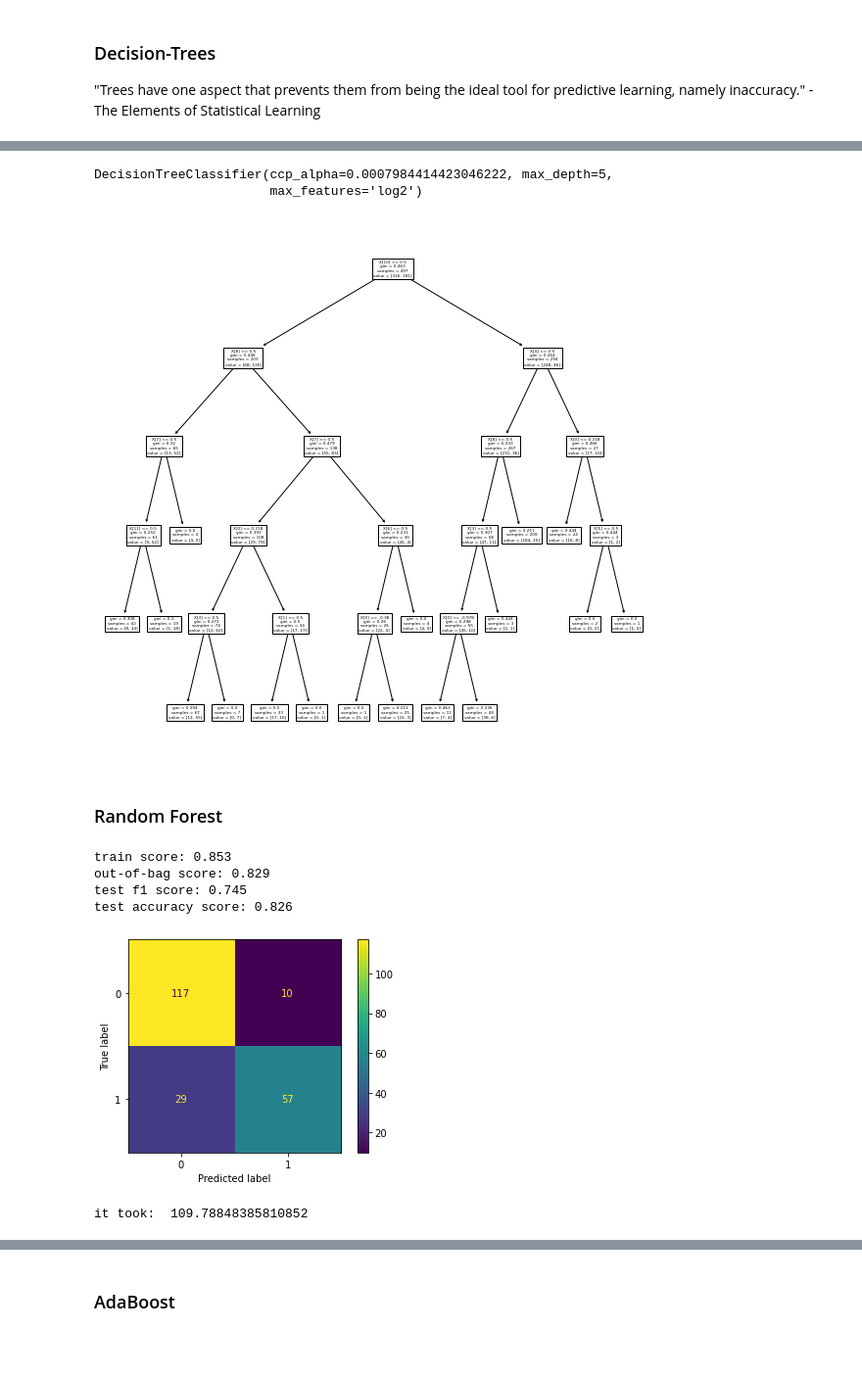
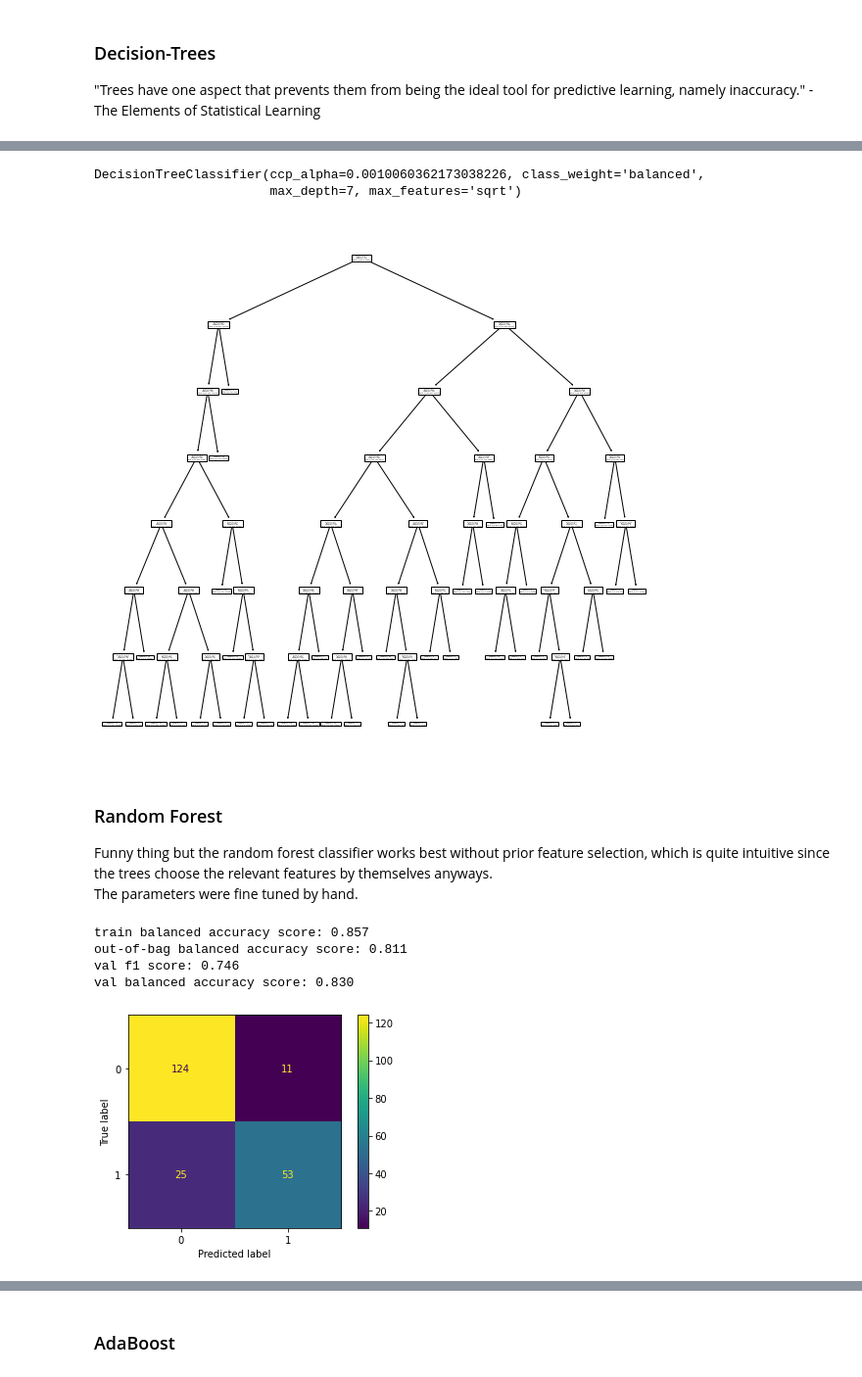
Before and after one commit to YairAmar/Titanic-Dataset, a Jupyter notebook: code/Titanic.ipynb, the cells around one changed output, grey strips where cells are left out. Shown: that part at 98% size. Cells and saved outputs as stored; diff of their text form; code cells hidden in the pictures; blank space fills up the shorter version.

```diff
--- a/code/Titanic.ipynb
+++ b/code/Titanic.ipynb
@@ -575,8 +576,8 @@ alphas.append(0)
 parameters = {'ccp_alpha':alphas,
              'max_features':['auto', 'sqrt', "log2"],
              'class_weight':['balanced',None],
-              'min_samples_leaf':list(np.arange(1,13)),
-              'max_depth': [3,4,5,6,7,8,9,10]
+              #'min_samples_leaf':list(np.arange(1,13)),
+              'max_depth': [4,5,6,7]
              }
 optimized_dt = GridSearchCV(clf, parameters,scoring='balanced_accuracy')
 optimized_dt.fit(X_train, y_train)
@@ -603,50 +621,36 @@ plt.figure(figsize=(10,10))
 plot_tree(optimized_dt.best_estimator_)
 optimized_dt.best_estimator_
 # %% [output]
-DecisionTreeClassifier(ccp_alpha=0.0007984414423046222, max_depth=5,
-                       max_features='log2')
+DecisionTreeClassifier(ccp_alpha=0.0010060362173038226, class_weight='balanced',
+                       max_depth=7, max_features='sqrt')
-[figure, old version]
+[figure, new version]
-# %% [markdown]
-### Random Forest
+# %% [markdown]
+### Random Forest
+Funny thing but the random forest classifier works best without prior feature selection, which is quite intuitive since the trees choose the relevant features by themselves anyways.\
+The parameters were fine tuned by hand.
 # %%
 from sklearn.ensemble import RandomForestClassifier
-import time
 
 
-rf_clf = RandomForestClassifier(n_estimators=5000,oob_score=True,n_jobs=-1)
+rf_clf = RandomForestClassifier(criterion="gini",
+                                n_estimators=3000,
+                                oob_score=True,
+                                ccp_alpha=.0007984414423046222,
+                                min_samples_leaf=3,
+                                n_jobs=-1)
+rf_clf.fit(X_train, y_train)
+train_score = balanced_accuracy_score(rf_clf.predict(X_train), y_train)
+print(f"train balanced accuracy score: {train_score:.3f}")
+print(f"out-of-bag balanced accuracy score: {rf_clf.oob_score_:.3f}")
+val_f1_score = f1_score(rf_clf.predict(X_val), y_val)
+print(f"val f1 score: {val_f1_score:.3f}")
+print(f"val balanced accuracy score: {balanced_accuracy_score(rf_clf.predict(X_val), y_val):.3f}")
 
-ccp_alphas=[0,0.0007984414423046222]
-parameters = {'ccp_alpha':ccp_alphas,
-              'min_samples_leaf': [2]
-              }
-
-# we do grid search and not randomized search since the grid is not too large
-
-#################
-start = time.time()
-#####################
-optimized_rf = GridSearchCV(rf_clf, parameters,scoring='balanced_accuracy')
-
-optimized_rf.fit(X_train, y_train)
-
-train_score = balanced_accuracy_score(optimized_rf.predict(X_train), y_train)
-print(f"train score: {train_score:.3f}")
-
-print(f"out-of-bag score: {optimized_rf.best_estimator_.oob_score_:.3f}")
-
-val_score = f1_score(optimized_rf.predict(X_val), y_val)
-print(f"val f1 score: {val_score:.3f}")
-print(f"val accuracy score: {balanced_accuracy_score(optimized_rf.predict(X_val), y_val):.3f}")
-
-plot_confusion_matrix(optimized_rf, X_val, y_val)
+plot_confusion_matrix(rf_clf, X_val, y_val)
 plt.show()
-
-end = time.time()
-print("it took: ", end - start)
 # %% [output]
-train score: 0.853
-out-of-bag score: 0.829
-test f1 score: 0.745
-test accuracy score: 0.826
+train balanced accuracy score: 0.857
+out-of-bag balanced accuracy score: 0.811
+val f1 score: 0.746
+val balanced accuracy score: 0.830
-[figure, old version]
+[figure, new version]
-it took:  109.78848385810852
```
Also changed, not shown: parts of 5 cells of this notebook, 3 other files.
